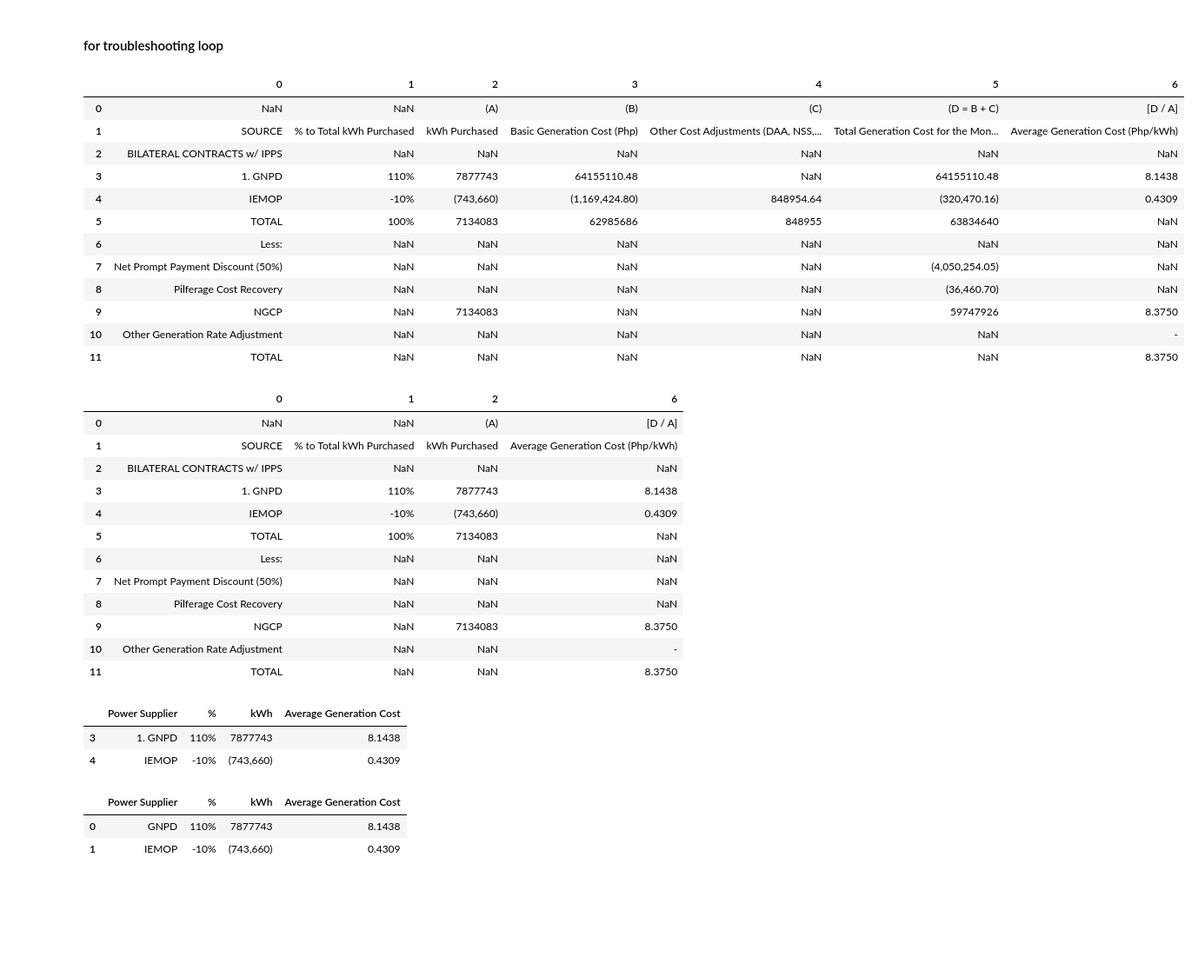
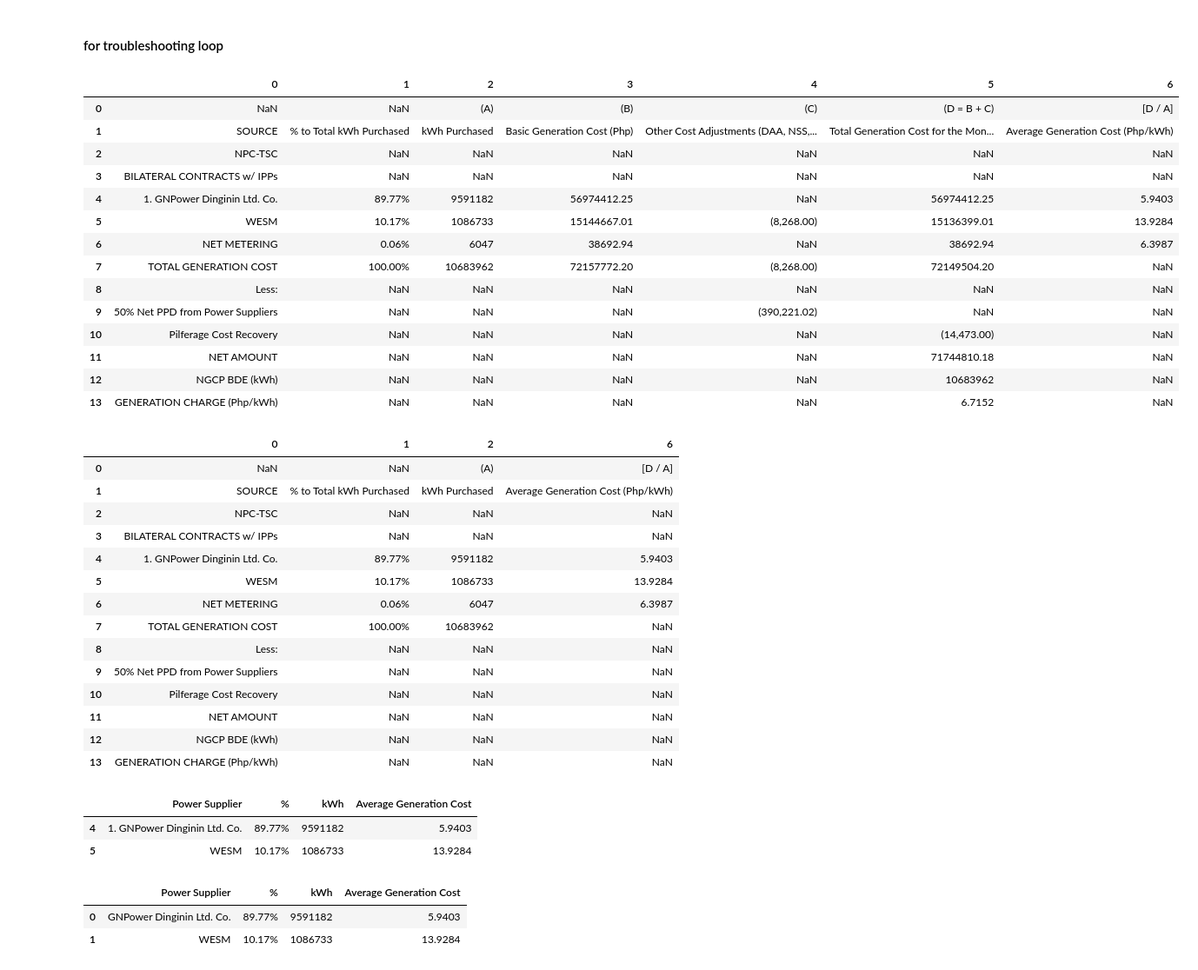
Before and after one commit to andreasenson/Scrape-DU-Generation-Charge, a Jupyter notebook: LEYECO IV/scrape_LEYECO_IV.ipynb, the cells around one changed output. Shown at 87% size. Saved outputs shown, nothing was run; the diff lists cells and outputs as text; code cells hidden in the pictures; blank space fills up the shorter version.

Commit message:
fixed missing Generation Charges for June and July 2024

```diff
--- a/LEYECO IV/scrape_LEYECO_IV.ipynb
+++ b/LEYECO IV/scrape_LEYECO_IV.ipynb
@@ -307,22 +322,24 @@ Note: you may need to restart the kernel to use updated packages.
 # %% [markdown]
 #### for troubleshooting loop
 # %%
-df = dataframes["02-23"]
+df = dataframes["06-24"]
 df
 # %% [output]
 |  | 0 | 1 | 2 | 3 | 4 | 5 | 6 |
 | 0 | NaN | NaN | (A) | (B) | (C) | (D = B + C) | [D / A] |
 | 1 | SOURCE | % to Total kWh Purchased | kWh Purchased | Basic Generation Cost (Php) | Other Cost Adjustments (DAA, NSS,... | Total Generation Cost for the Mon... | Average Generation Cost (Php/kWh) |
-| 2 | BILATERAL CONTRACTS w/ IPPS | NaN | NaN | NaN | NaN | NaN | NaN |
-| 3 | 1. GNPD | 110% | 7877743 | 64155110.48 | NaN | 64155110.48 | 8.1438 |
-| 4 | IEMOP | -10% | (743,660) | (1,169,424.80) | 848954.64 | (320,470.16) | 0.4309 |
-| 5 | TOTAL | 100% | 7134083 | 62985686 | 848955 | 63834640 | NaN |
-| 6 | Less: | NaN | NaN | NaN | NaN | NaN | NaN |
-| 7 | Net Prompt Payment Discount (50%) | NaN | NaN | NaN | NaN | (4,050,254.05) | NaN |
-| 8 | Pilferage Cost Recovery | NaN | NaN | NaN | NaN | (36,460.70) | NaN |
-| 9 | NGCP | NaN | 7134083 | NaN | NaN | 59747926 | 8.3750 |
-| 10 | Other Generation Rate Adjustment | NaN | NaN | NaN | NaN | NaN | - |
-| 11 | TOTAL | NaN | NaN | NaN | NaN | NaN | 8.3750 |
+| 2 | NPC-TSC | NaN | NaN | NaN | NaN | NaN | NaN |
+| 3 | BILATERAL CONTRACTS w/ IPPs | NaN | NaN | NaN | NaN | NaN | NaN |
+| 4 | 1. GNPower Dinginin Ltd. Co. | 89.77% | 9591182 | 56974412.25 | NaN | 56974412.25 | 5.9403 |
+| 5 | WESM | 10.17% | 1086733 | 15144667.01 | (8,268.00) | 15136399.01 | 13.9284 |
+| 6 | NET METERING | 0.06% | 6047 | 38692.94 | NaN | 38692.94 | 6.3987 |
+| 7 | TOTAL GENERATION COST | 100.00% | 10683962 | 72157772.20 | (8,268.00) | 72149504.20 | NaN |
+| 8 | Less: | NaN | NaN | NaN | NaN | NaN | NaN |
+| 9 | 50% Net PPD from Power Suppliers | NaN | NaN | NaN | (390,221.02) | NaN | NaN |
+| 10 | Pilferage Cost Recovery | NaN | NaN | NaN | NaN | (14,473.00) | NaN |
+| 11 | NET AMOUNT | NaN | NaN | NaN | NaN | 71744810.18 | NaN |
+| 12 | NGCP BDE (kWh) | NaN | NaN | NaN | NaN | 10683962 | NaN |
+| 13 | GENERATION CHARGE (Php/kWh) | NaN | NaN | NaN | NaN | 6.7152 | NaN |
 # %%
 # Function to find the column name where a keyword is present in any of its rows
 def find_column_by_keyword(df, keyword):
@@ -345,16 +362,18 @@ sliced_cols_df
 |  | 0 | 1 | 2 | 6 |
 | 0 | NaN | NaN | (A) | [D / A] |
 | 1 | SOURCE | % to Total kWh Purchased | kWh Purchased | Average Generation Cost (Php/kWh) |
-| 2 | BILATERAL CONTRACTS w/ IPPS | NaN | NaN | NaN |
-| 3 | 1. GNPD | 110% | 7877743 | 8.1438 |
-| 4 | IEMOP | -10% | (743,660) | 0.4309 |
-| 5 | TOTAL | 100% | 7134083 | NaN |
-| 6 | Less: | NaN | NaN | NaN |
-| 7 | Net Prompt Payment Discount (50%) | NaN | NaN | NaN |
-| 8 | Pilferage Cost Recovery | NaN | NaN | NaN |
-| 9 | NGCP | NaN | 7134083 | 8.3750 |
-| 10 | Other Generation Rate Adjustment | NaN | NaN | - |
-| 11 | TOTAL | NaN | NaN | 8.3750 |
+| 2 | NPC-TSC | NaN | NaN | NaN |
+| 3 | BILATERAL CONTRACTS w/ IPPs | NaN | NaN | NaN |
+| 4 | 1. GNPower Dinginin Ltd. Co. | 89.77% | 9591182 | 5.9403 |
+| 5 | WESM | 10.17% | 1086733 | 13.9284 |
+| 6 | NET METERING | 0.06% | 6047 | 6.3987 |
+| 7 | TOTAL GENERATION COST | 100.00% | 10683962 | NaN |
+| 8 | Less: | NaN | NaN | NaN |
+| 9 | 50% Net PPD from Power Suppliers | NaN | NaN | NaN |
+| 10 | Pilferage Cost Recovery | NaN | NaN | NaN |
+| 11 | NET AMOUNT | NaN | NaN | NaN |
+| 12 | NGCP BDE (kWh) | NaN | NaN | NaN |
+| 13 | GENERATION CHARGE (Php/kWh) | NaN | NaN | NaN |
 # %%
 # Find the index of the row containing the word "Supply" in the first column
 start_index = sliced_cols_df[sliced_cols_df.iloc[:, 0].str.contains('CONTRACTS', case=False, na=False)].index[0] + 1
@@ -375,8 +394,8 @@ sliced_rows_df.columns = ["Power Supplier", "%", "kWh", "Average Generation Cost
 sliced_rows_df
 # %% [output]
 |  | Power Supplier | % | kWh | Average Generation Cost |
-| 3 | 1. GNPD | 110% | 7877743 | 8.1438 |
-| 4 | IEMOP | -10% | (743,660) | 0.4309 |
+| 4 | 1. GNPower Dinginin Ltd. Co. | 89.77% | 9591182 | 5.9403 |
+| 5 | WESM | 10.17% | 1086733 | 13.9284 |
 # %%
 import re
 
@@ -393,8 +412,8 @@ sliced_rows_df = sliced_rows_df.reset_index(drop=True)
 sliced_rows_df
 # %% [output]
 |  | Power Supplier | % | kWh | Average Generation Cost |
-| 0 | GNPD | 110% | 7877743 | 8.1438 |
-| 1 | IEMOP | -10% | (743,660) | 0.4309 |
+| 0 | GNPower Dinginin Ltd. Co. | 89.77% | 9591182 | 5.9403 |
+| 1 | WESM | 10.17% | 1086733 | 13.9284 |
 # %%
 # Find the column that contains the word "Average"
 average_column = sliced_cols_df.columns[sliced_cols_df.apply(lambda col: col.str.contains('Average', case=False, na=False)).any()][0]
```
Also changed, not shown: parts of 2 cells of this notebook, 2 other files.
